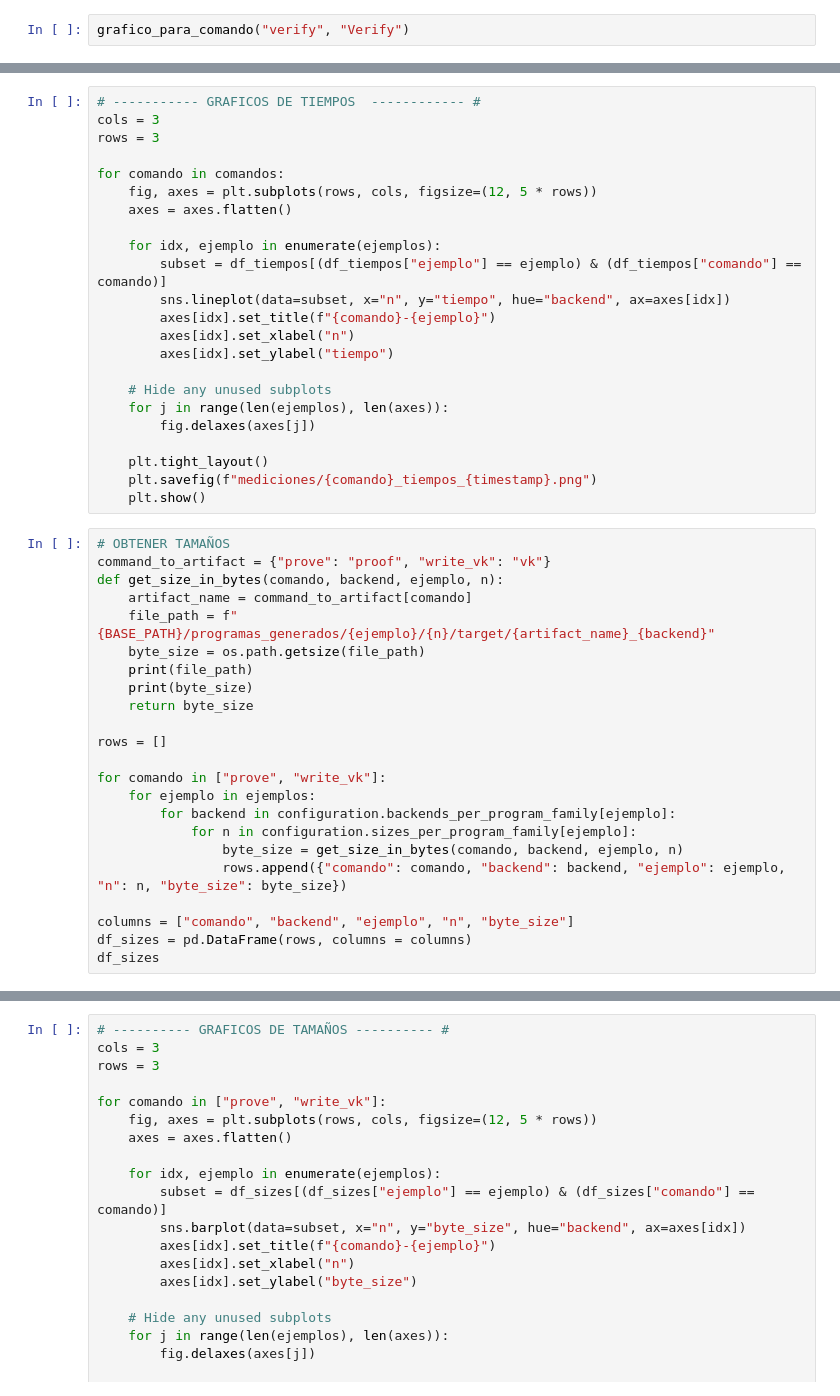
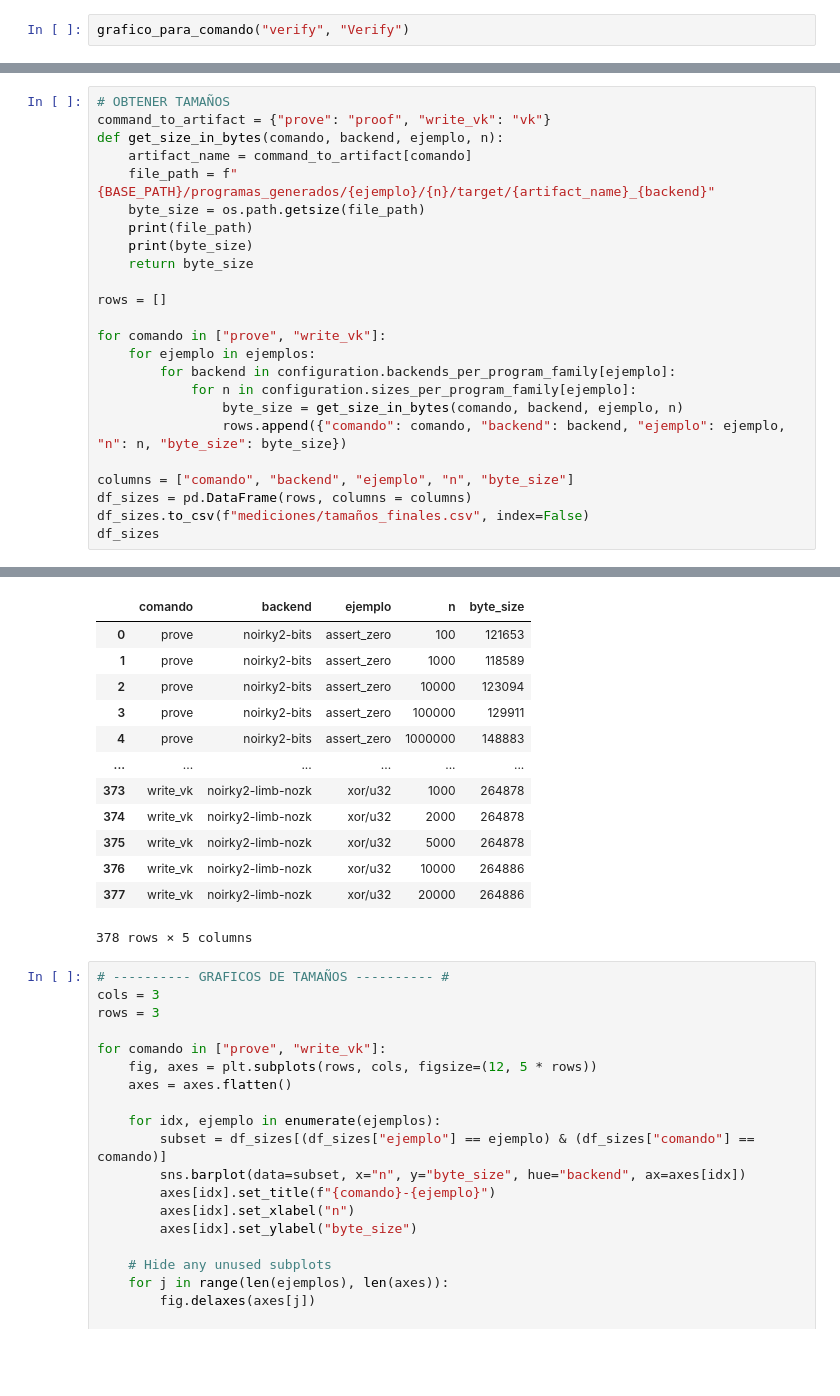
Before and after one commit to brweisz/experimentos_tesis, a Jupyter notebook: experimentacion.ipynb, the cells around one changed output, grey strips where cells are left out. Saved outputs shown, nothing was run; the diff lists cells and outputs as text; blank space fills up the shorter version.

```diff
--- a/experimentacion.ipynb
+++ b/experimentacion.ipynb
@@ -215,27 +215,4 @@ plt.show()
 plt.close()
-# %%
-# ----------- GRAFICOS DE TIEMPOS  ------------ #
-cols = 3
-rows = 3
-
-for comando in comandos:
-    fig, axes = plt.subplots(rows, cols, figsize=(12, 5 * rows))
-    axes = axes.flatten()
-
-    for idx, ejemplo in enumerate(ejemplos):
-        subset = df_tiempos[(df_tiempos["ejemplo"] == ejemplo) & (df_tiempos["comando"] == comando)]
-        sns.lineplot(data=subset, x="n", y="tiempo", hue="backend", ax=axes[idx])
-        axes[idx].set_title(f"{comando}-{ejemplo}")
-        axes[idx].set_xlabel("n")
-        axes[idx].set_ylabel("tiempo")
-
-    # Hide any unused subplots
-    for j in range(len(ejemplos), len(axes)):
-        fig.delaxes(axes[j])
-
-    plt.tight_layout()
-    plt.savefig(f"mediciones/{comando}_tiempos_{timestamp}.png")
-    plt.show()
 # %%
 # OBTENER TAMAÑOS
 command_to_artifact = {"prove": "proof", "write_vk": "vk"}
@@ -258,4 +235,6 @@ for comando in ["prove", "write_vk"]:
 
 columns = ["comando", "backend", "ejemplo", "n", "byte_size"]
 df_sizes = pd.DataFrame(rows, columns = columns)
+df_sizes.to_csv(f"mediciones/tamaños_finales.csv", index=False)
 df_sizes
+# %% [output]
@@ -262,3 +258,16 @@ df_sizes
+|  | comando | backend | ejemplo | n | byte_size |
+| 0 | prove | noirky2-bits | assert_zero | 100 | 121653 |
+| 1 | prove | noirky2-bits | assert_zero | 1000 | 118589 |
+| 2 | prove | noirky2-bits | assert_zero | 10000 | 123094 |
+| 3 | prove | noirky2-bits | assert_zero | 100000 | 129911 |
+| 4 | prove | noirky2-bits | assert_zero | 1000000 | 148883 |
+| ... | ... | ... | ... | ... | ... |
+| 373 | write_vk | noirky2-limb-nozk | xor/u32 | 1000 | 264878 |
+| 374 | write_vk | noirky2-limb-nozk | xor/u32 | 2000 | 264878 |
+| 375 | write_vk | noirky2-limb-nozk | xor/u32 | 5000 | 264878 |
+| 376 | write_vk | noirky2-limb-nozk | xor/u32 | 10000 | 264886 |
+| 377 | write_vk | noirky2-limb-nozk | xor/u32 | 20000 | 264886 |
+378 rows × 5 columns
 # %%
 # ---------- GRAFICOS DE TAMAÑOS ---------- #
 cols = 3
```
Also changed, not shown: parts of 2 cells of this notebook, 8 other files.
